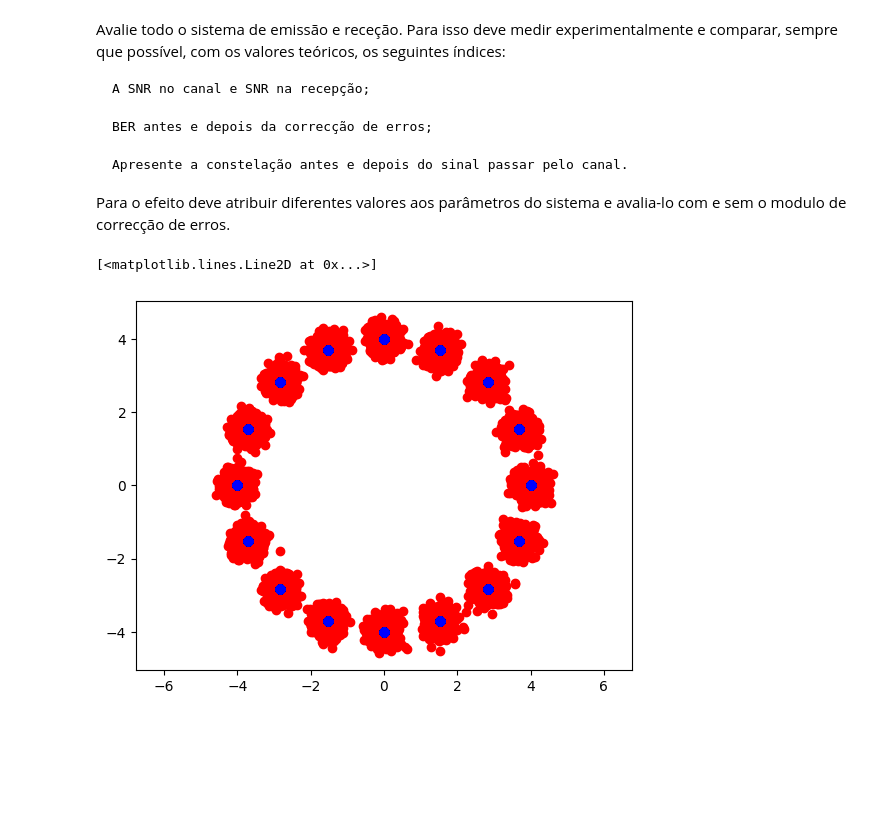
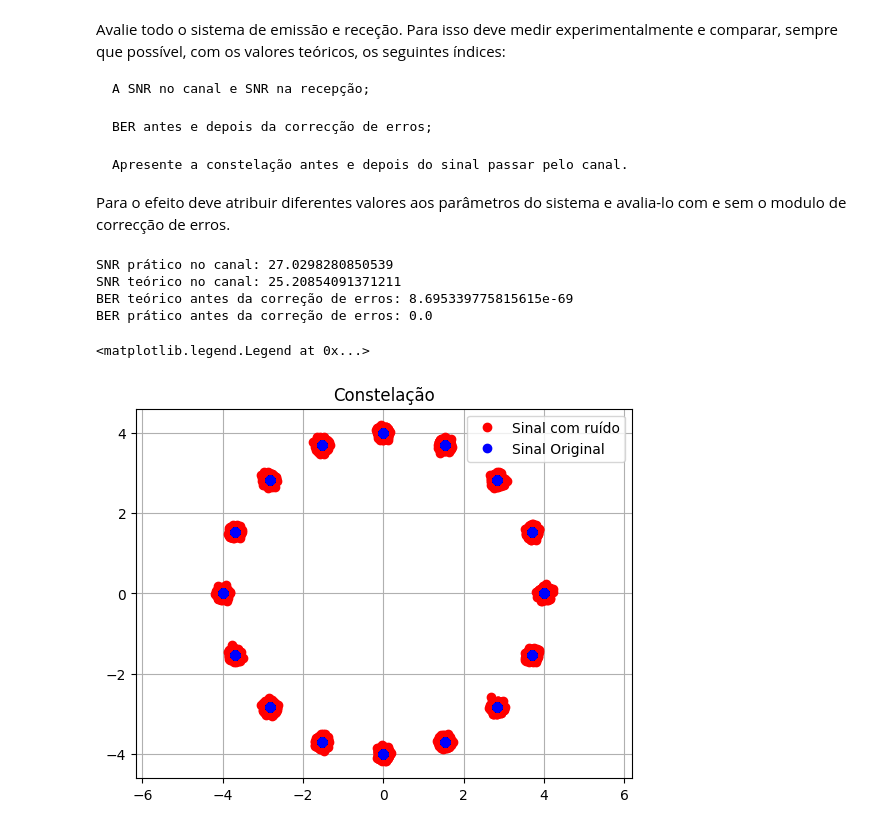
Before and after one commit to drtprl/CPS, a Jupyter notebook: PROJETOS/cps202223_Trab2_PartA/cps202223_Trab2_ParteA.ipynb, the cells around one changed output. Saved outputs shown, nothing was run; the diff lists cells and outputs as text; code cells hidden in the pictures; blank space fills up the shorter version.

```diff
--- a/PROJETOS/cps202223_Trab2_PartA/cps202223_Trab2_ParteA.ipynb
+++ b/PROJETOS/cps202223_Trab2_PartA/cps202223_Trab2_ParteA.ipynb
@@ -174,14 +174,14 @@ Este pode ser implementado a partir da linha de código em baixo.  Recebe o sina
 # Sinal modulado
 sinal_in = sinal
 # Potência do ruído
-pot_noise = 1 * 10 ** -2
+pot_noise = 1 * 10 ** -3
 
 # Sinal com ruído
 sinal_out = sinal_in + np.sqrt(pot_noise) * np.random.randn(len(sinal_in))
 # %%
 bits_out, compIQ = receptor(sinal_out)
 
-BER = len(bits[bits != bits_out]) / len(bits)
+BERp = len(bits[bits != bits_out]) / len(bits)
 print("Bits errados:", len(bits[bits != bits_out]), "/", len(bits))
-print("BER =", BER)
+print("BER =", BERp)
 # %% [output]
@@ -200,5 +200,6 @@ def BER_teorico(Eb, pot_noise, M = 16, P = 8):
     BER_t = (1 / k) * math.erfc(np.sqrt(k * (np.sin(np.pi / M) ** 2) * (Eb / N0)))
     return BER_t
 
-print(BER_teorico(Eb, pot_noise))
+BERt = BER_teorico(Eb, pot_noise)
+print(BERt)
 # %% [output]
@@ -216,17 +256,32 @@ Para o efeito deve atribuir diferentes valores aos parâmetros do sistema e aval
 # %%
-#resposta
+# SNR após passar o canal (receção)
 
+print("SNR prático no canal:", Measure_SNRp(sinal_in, sinal_out))
+print("SNR teórico no canal:", Measure_SNRt(4, np.max(sinal_out), np.sum(sinal_out**2 / len(sinal_out))))
+
+# BER antes da correção de erros
+print("BER teórico antes da correção de erros:", BERt)
+print("BER prático antes da correção de erros:", BERp)
+
+# Correção de erros
 
 
 # Constelação antes do canal
 
 bits_out, compIQ = receptor(sinal_in)
 bits_out_rec, compIQ_rec = receptor(sinal_out)
 
 # Plot da constelação do sinal original (azul) e do sinal com ruído após passar o canal (vermelho)
 plt.axis('equal')
-plt.plot(compIQ_rec[0], compIQ_rec[1], 'ro')
-plt.plot(compIQ[0], compIQ[1], 'bo')
+plt.title('Constelação')
+plt.plot(compIQ_rec[0], compIQ_rec[1], 'ro', label='Sinal com ruído')
+plt.plot(compIQ[0], compIQ[1], 'bo', label='Sinal Original')
+plt.grid()
+plt.legend()
 # %% [output]
-[<matplotlib.lines.Line2D at 0x...>]
+SNR prático no canal: 27.0298280850539
+SNR teórico no canal: 25.20854091371211
+BER teórico antes da correção de erros: 8.695339775815615e-69
+BER prático antes da correção de erros: 0.0
+<matplotlib.legend.Legend at 0x...>
-[figure, old version]
+[figure, new version]
```
Also changed, not shown: parts of 3 cells of this notebook.
